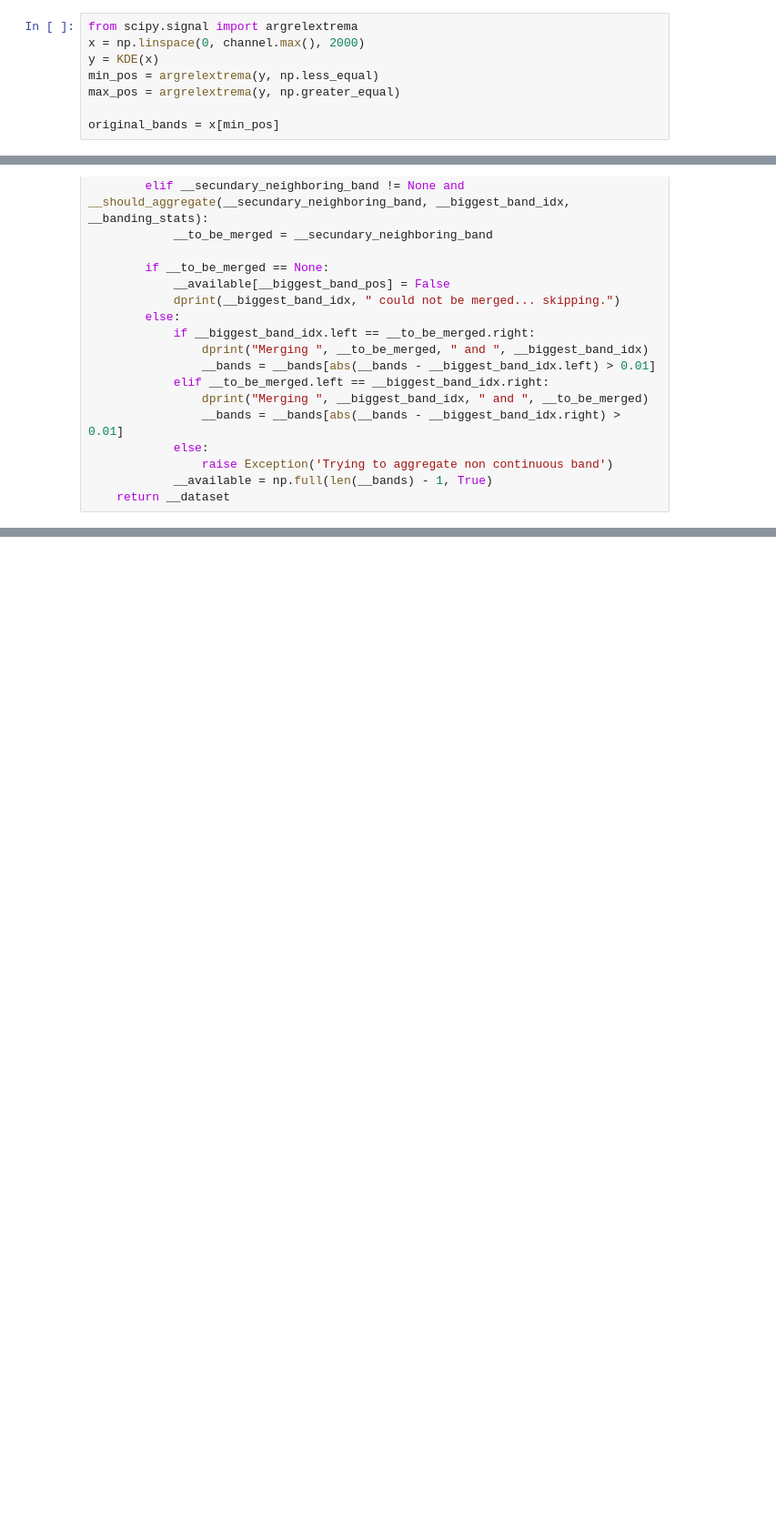
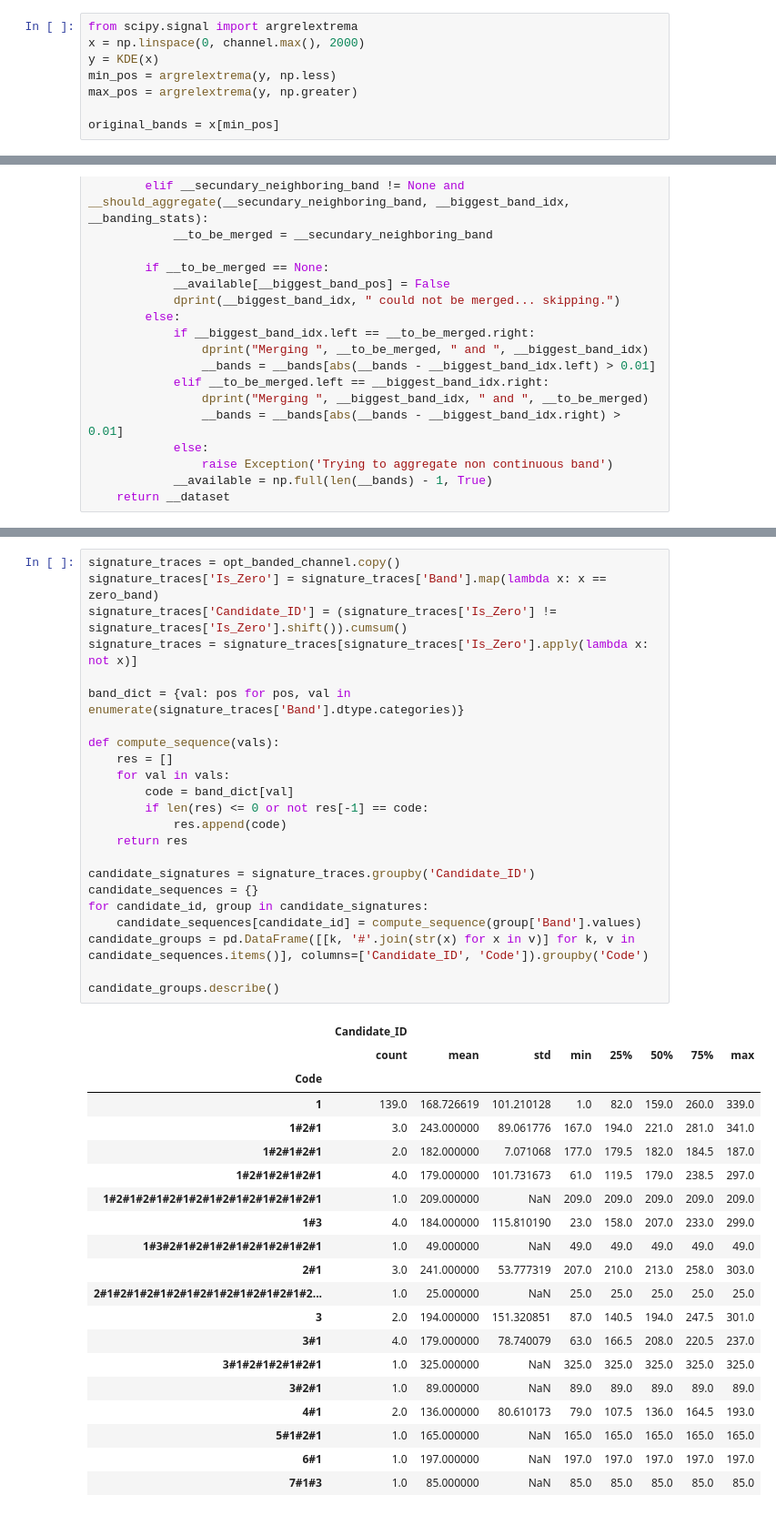
Before and after one commit to andredami/electrical-power-signature-extraction, a Jupyter notebook: REDD-exploration.ipynb, the cells around one changed output, grey strips where cells are left out. Shown at 91% size. Drawn from its saved outputs; the diff is of its cells as text; blank space fills up the shorter version.

```diff
--- a/REDD-exploration.ipynb
+++ b/REDD-exploration.ipynb
@@ -127,8 +126,8 @@ KDE = sp.stats.gaussian_kde(channel)
 from scipy.signal import argrelextrema
 x = np.linspace(0, channel.max(), 2000)
 y = KDE(x)
-min_pos = argrelextrema(y, np.less_equal)
-max_pos = argrelextrema(y, np.greater_equal)
+min_pos = argrelextrema(y, np.less)
+max_pos = argrelextrema(y, np.greater)
 
 original_bands = x[min_pos]
 # %%
@@ -360,0 +368,44 @@ opt_banded_channel.groupby('Band').describe()
+# %%
+signature_traces = opt_banded_channel.copy()
+signature_traces['Is_Zero'] = signature_traces['Band'].map(lambda x: x == zero_band)
+signature_traces['Candidate_ID'] = (signature_traces['Is_Zero'] != signature_traces['Is_Zero'].shift()).cumsum()
+signature_traces = signature_traces[signature_traces['Is_Zero'].apply(lambda x: not x)]
+
+band_dict = {val: pos for pos, val in enumerate(signature_traces['Band'].dtype.categories)}
+
+def compute_sequence(vals):
+    res = []
+    for val in vals:
+        code = band_dict[val]
+        if len(res) <= 0 or not res[-1] == code:
+            res.append(code)
+    return res
+
+candidate_signatures = signature_traces.groupby('Candidate_ID')
+candidate_sequences = {}
+for candidate_id, group in candidate_signatures:
+    candidate_sequences[candidate_id] = compute_sequence(group['Band'].values)
+candidate_groups = pd.DataFrame([[k, '#'.join(str(x) for x in v)] for k, v in candidate_sequences.items()], columns=['Candidate_ID', 'Code']).groupby('Code')
+
+candidate_groups.describe()
+# %% [output]
+|  | Candidate_ID |  |  |  |  |  |  |  |
+|  | count | mean | std | min | 25% | 50% | 75% | max |
+| Code |  |  |  |  |  |  |  |  |
+| 1 | 139.0 | 168.726619 | 101.210128 | 1.0 | 82.0 | 159.0 | 260.0 | 339.0 |
+| 1#2#1 | 3.0 | 243.000000 | 89.061776 | 167.0 | 194.0 | 221.0 | 281.0 | 341.0 |
+| 1#2#1#2#1 | 2.0 | 182.000000 | 7.071068 | 177.0 | 179.5 | 182.0 | 184.5 | 187.0 |
+| 1#2#1#2#1#2#1 | 4.0 | 179.000000 | 101.731673 | 61.0 | 119.5 | 179.0 | 238.5 | 297.0 |
+| 1#2#1#2#1#2#1#2#1#2#1#2#1#2#1#2#1 | 1.0 | 209.000000 | NaN | 209.0 | 209.0 | 209.0 | 209.0 | 209.0 |
+| 1#3 | 4.0 | 184.000000 | 115.810190 | 23.0 | 158.0 | 207.0 | 233.0 | 299.0 |
+| 1#3#2#1#2#1#2#1#2#1#2#1#2#1 | 1.0 | 49.000000 | NaN | 49.0 | 49.0 | 49.0 | 49.0 | 49.0 |
+| 2#1 | 3.0 | 241.000000 | 53.777319 | 207.0 | 210.0 | 213.0 | 258.0 | 303.0 |
+| 2#1#2#1#2#1#2#1#2#1#2#1#2#1#2#1#2... | 1.0 | 25.000000 | NaN | 25.0 | 25.0 | 25.0 | 25.0 | 25.0 |
+| 3 | 2.0 | 194.000000 | 151.320851 | 87.0 | 140.5 | 194.0 | 247.5 | 301.0 |
+| 3#1 | 4.0 | 179.000000 | 78.740079 | 63.0 | 166.5 | 208.0 | 220.5 | 237.0 |
+| 3#1#2#1#2#1#2#1 | 1.0 | 325.000000 | NaN | 325.0 | 325.0 | 325.0 | 325.0 | 325.0 |
+| 3#2#1 | 1.0 | 89.000000 | NaN | 89.0 | 89.0 | 89.0 | 89.0 | 89.0 |
+| 4#1 | 2.0 | 136.000000 | 80.610173 | 79.0 | 107.5 | 136.0 | 164.5 | 193.0 |
+| 5#1#2#1 | 1.0 | 165.000000 | NaN | 165.0 | 165.0 | 165.0 | 165.0 | 165.0 |
+| 6#1 | 1.0 | 197.000000 | NaN | 197.0 | 197.0 | 197.0 | 197.0 | 197.0 |
+| 7#1#3 | 1.0 | 85.000000 | NaN | 85.0 | 85.0 | 85.0 | 85.0 | 85.0 |
```
Also changed, not shown: parts of 11 cells of this notebook.
